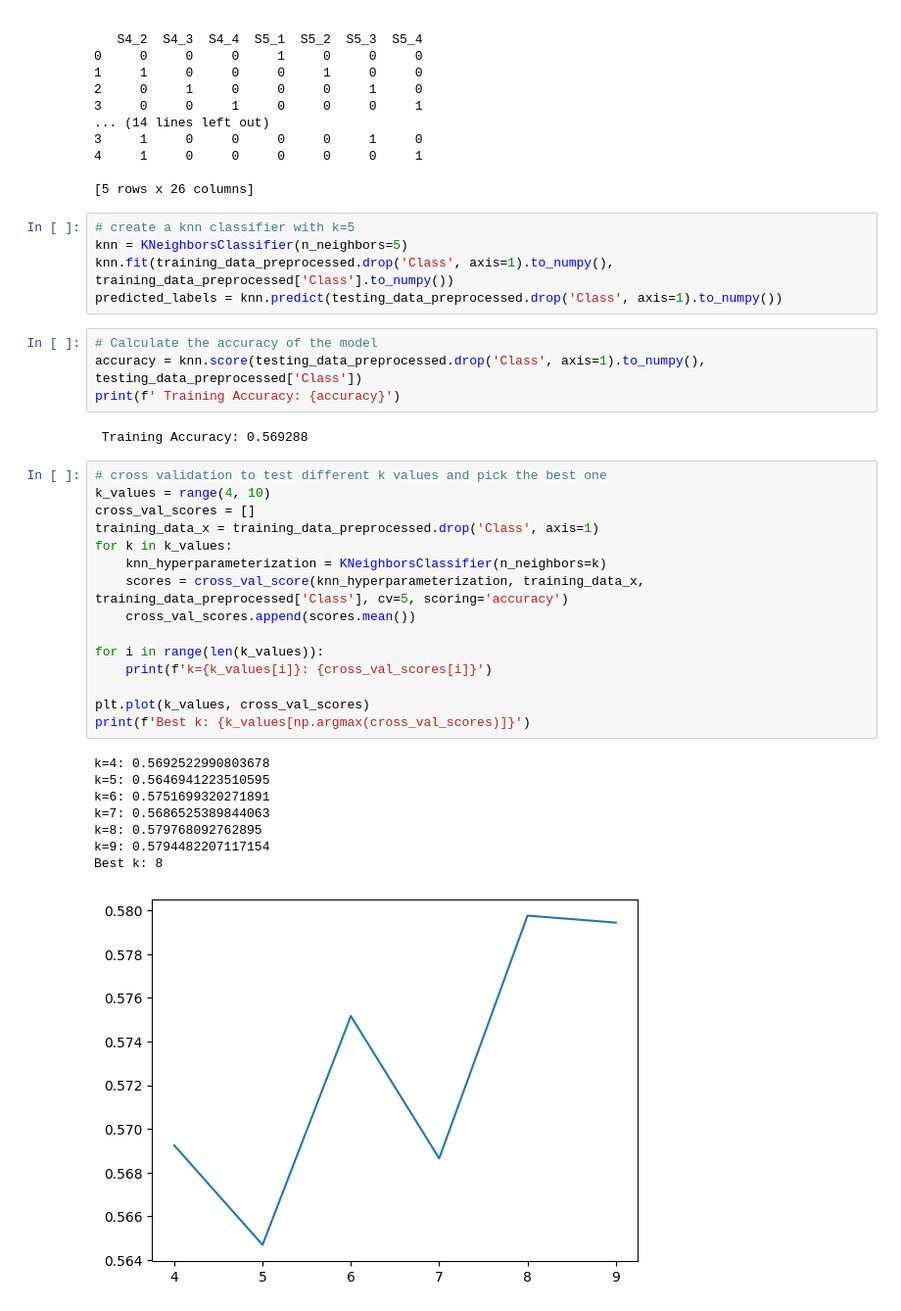
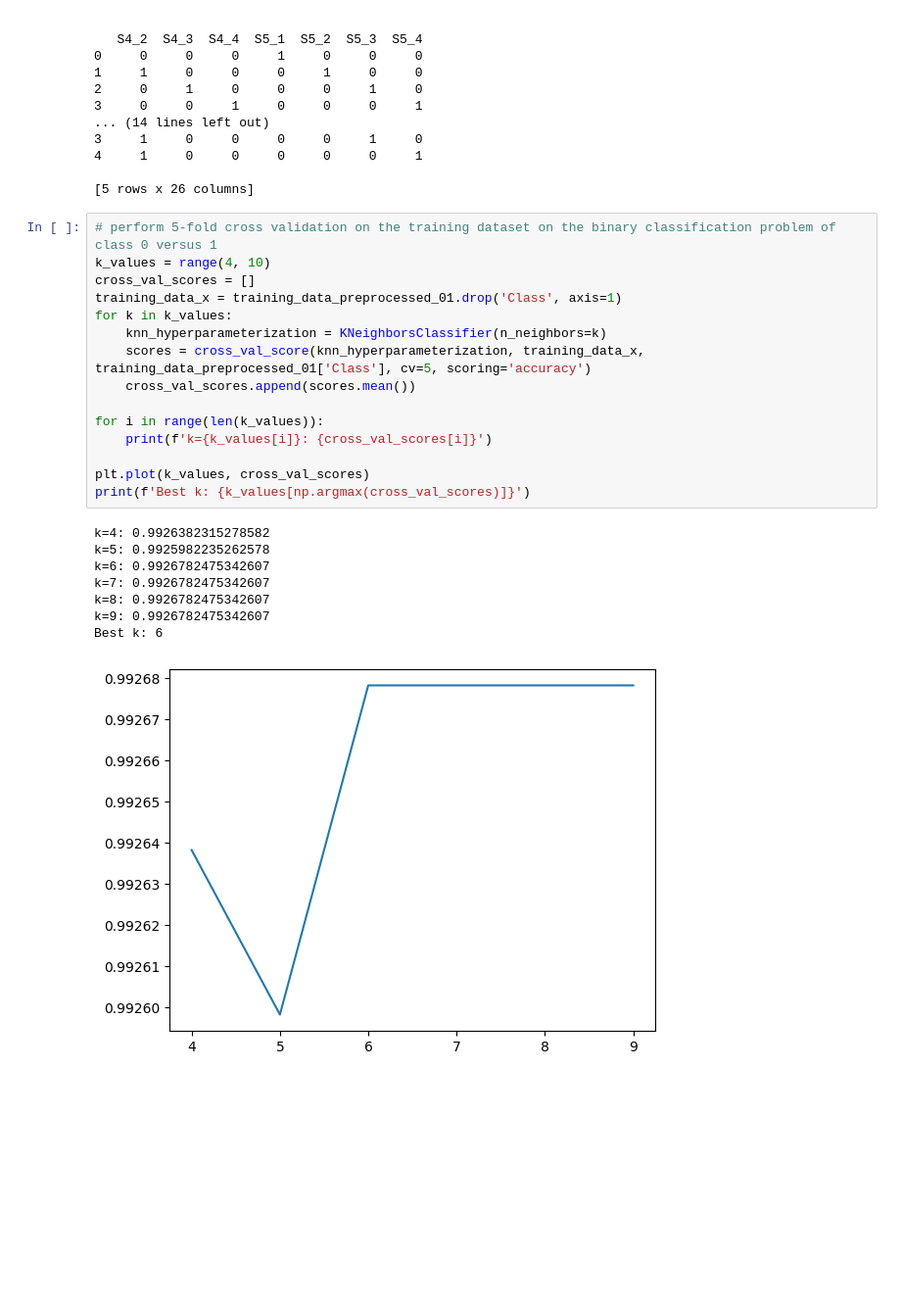
Before and after one commit to boncui/514-PA2, a Jupyter notebook: KNN.ipynb, the cells around one changed output. Shown: that part at 98% size. Cells and saved outputs as stored; diff of their text form; blank space fills up the shorter version.

Commit message:
Fixed to accomodate for training for each binary classification pair

```diff
--- a/KNN.ipynb
+++ b/KNN.ipynb
@@ -71,38 +71,27 @@ print(testing_data_preprocessed.head())
 4     1     0     0     0     0     0     1
 
 [5 rows x 26 columns]
-# %%
-# create a knn classifier with k=5
-knn = KNeighborsClassifier(n_neighbors=5)
-knn.fit(training_data_preprocessed.drop('Class', axis=1).to_numpy(), training_data_preprocessed['Class'].to_numpy())
-predicted_labels = knn.predict(testing_data_preprocessed.drop('Class', axis=1).to_numpy())
-# %%
-# Calculate the accuracy of the model
-accuracy = knn.score(testing_data_preprocessed.drop('Class', axis=1).to_numpy(), testing_data_preprocessed['Class'])
-print(f' Training Accuracy: {accuracy}')
-# %% [output]
- Training Accuracy: 0.569288
 # %%
-# cross validation to test different k values and pick the best one
+# perform 5-fold cross validation on the training dataset on the binary classification problem of class 0 versus 1
 k_values = range(4, 10)
 cross_val_scores = []
-training_data_x = training_data_preprocessed.drop('Class', axis=1)
+training_data_x = training_data_preprocessed_01.drop('Class', axis=1)
 for k in k_values:
     knn_hyperparameterization = KNeighborsClassifier(n_neighbors=k)
-    scores = cross_val_score(knn_hyperparameterization, training_data_x, training_data_preprocessed['Class'], cv=5, scoring='accuracy')
+    scores = cross_val_score(knn_hyperparameterization, training_data_x, training_data_preprocessed_01['Class'], cv=5, scoring='accuracy')
     cross_val_scores.append(scores.mean())
 
 for i in range(len(k_values)):
     print(f'k={k_values[i]}: {cross_val_scores[i]}')
 
 plt.plot(k_values, cross_val_scores)
 print(f'Best k: {k_values[np.argmax(cross_val_scores)]}')
 # %% [output]
-k=4: 0.5692522990803678
-k=5: 0.5646941223510595
-k=6: 0.5751699320271891
-k=7: 0.5686525389844063
-k=8: 0.579768092762895
-k=9: 0.5794482207117154
-Best k: 8
+k=4: 0.9926382315278582
+k=5: 0.9925982235262578
+k=6: 0.9926782475342607
+k=7: 0.9926782475342607
+k=8: 0.9926782475342607
+k=9: 0.9926782475342607
+Best k: 6
-[figure, old version]
+[figure, new version]
```
Also changed, not shown: parts of 5 cells of this notebook.
